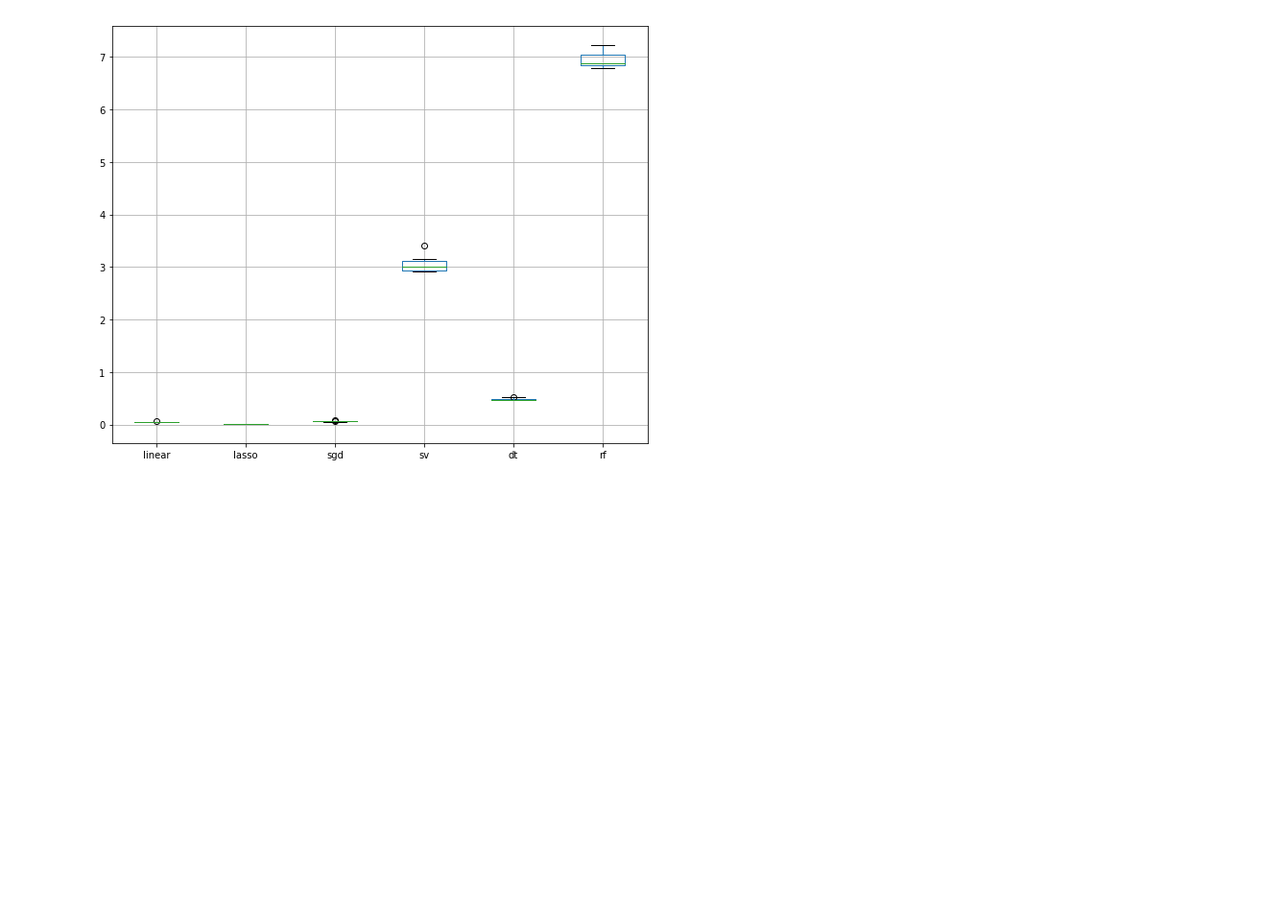
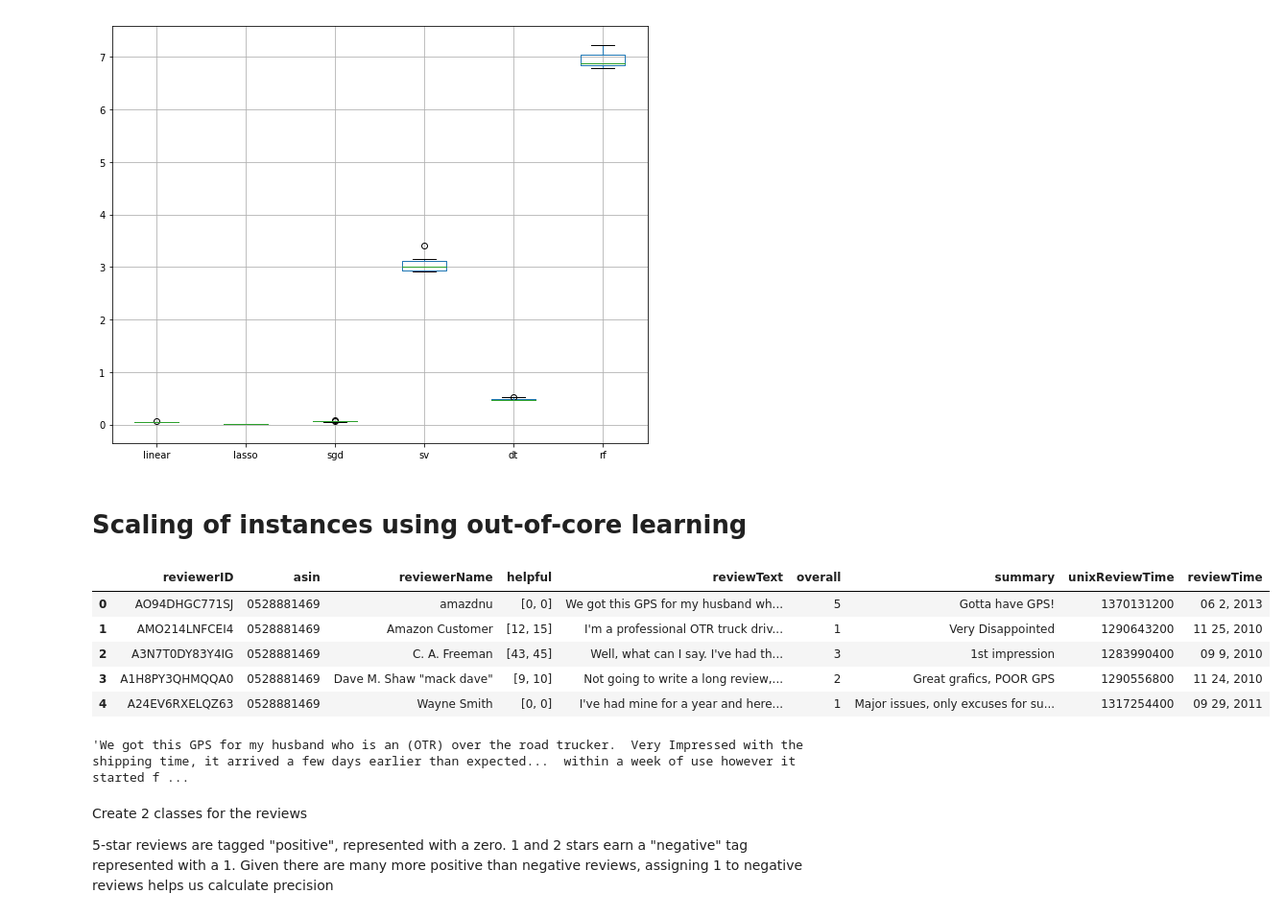
Before and after one commit to ceth-x86/datascience, a Jupyter notebook: scikit-learn/Scaling solutions.ipynb, the cells around one changed output. Shown at 96% size. Saved outputs shown, nothing was run; the diff lists cells and outputs as text; code cells hidden in the pictures; blank space fills up the shorter version.

Commit message:
scaling solutions

```diff
--- a/scikit-learn/Scaling solutions.ipynb
+++ b/scikit-learn/Scaling solutions.ipynb
@@ -123,3 +123,30 @@ training_latencies_df.boxplot(figsize=(10, 8))
 # %% [output]
 <matplotlib.axes._subplots.AxesSubplot at 0x...>
 [figure]
+# %% [markdown]
+# Scaling of instances using out-of-core learning
+# %%
+import time
+import sys
+import pandas as pd
+import numpy as np
+import matplotlib.pyplot as plt
+
+prod_reviews = pd.read_json('data/elecs_reviews_amzn.json',
+                            lines = True)
+prod_reviews.head()
+# %% [output]
+|  | reviewerID | asin | reviewerName | helpful | reviewText | overall | summary | unixReviewTime | reviewTime |
+| 0 | AO94DHGC771SJ | 0528881469 | amazdnu | [0, 0] | We got this GPS for my husband wh... | 5 | Gotta have GPS! | 1370131200 | 06 2, 2013 |
+| 1 | AMO214LNFCEI4 | 0528881469 | Amazon Customer | [12, 15] | I'm a professional OTR truck driv... | 1 | Very Disappointed | 1290643200 | 11 25, 2010 |
+| 2 | A3N7T0DY83Y4IG | 0528881469 | C. A. Freeman | [43, 45] | Well, what can I say. I've had th... | 3 | 1st impression | 1283990400 | 09 9, 2010 |
+| 3 | A1H8PY3QHMQQA0 | 0528881469 | Dave M. Shaw "mack dave" | [9, 10] | Not going to write a long review,... | 2 | Great grafics, POOR GPS | 1290556800 | 11 24, 2010 |
+| 4 | A24EV6RXELQZ63 | 0528881469 | Wayne Smith | [0, 0] | I've had mine for a year and here... | 1 | Major issues, only excuses for su... | 1317254400 | 09 29, 2011 |
+# %%
+prod_reviews['reviewText'][0]
+# %% [output]
+'We got this GPS for my husband who is an (OTR) over the road trucker.  Very Impressed with the shipping time, it arrived a few days earlier than expected...  within a week of use however it started f ...
+# %% [markdown]
+Create 2 classes for the reviews
+
+5-star reviews are tagged "positive", represented with a zero. 1 and 2 stars earn a "negative" tag represented with a 1. Given there are many more positive than negative reviews, assigning 1 to negative reviews helps us calculate precision
```
Also changed, not shown: parts of 44 cells of this notebook, 1 other file.
